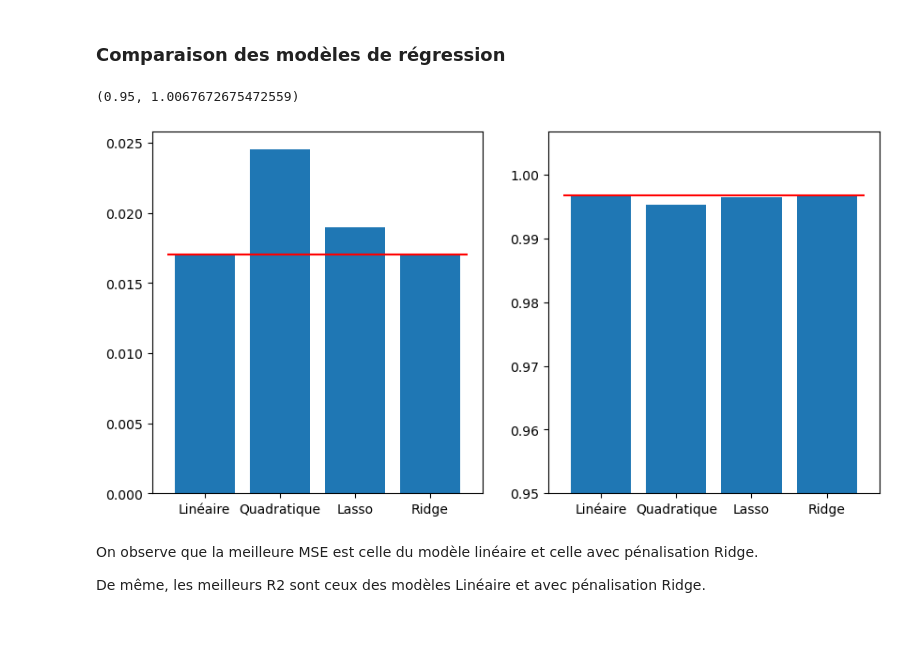
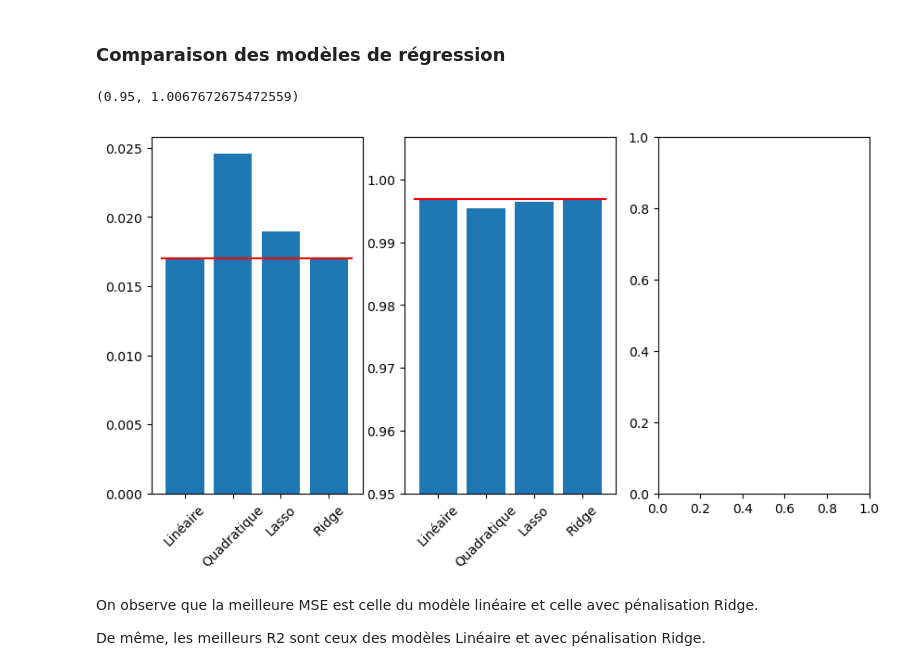
Before and after one commit to PaolaDeTruchis/MachineLearning, a Jupyter notebook: Projet_ML_Python.ipynb, the cells around one changed output. Saved outputs shown, nothing was run; the diff lists cells and outputs as text; code cells hidden in the pictures; blank space fills up the shorter version.

Commit message:
Add files via upload
test avec le R2_adjusted mais ça change pas beaucoup les résultats ni les interprétations

```diff
--- a/Projet_ML_Python.ipynb
+++ b/Projet_ML_Python.ipynb
@@ -656,34 +671,41 @@ Meilleur paramètre alpha: 0.05
 # %%
 # print(" ----- Comparaison des MSE ----- ")
 # print("MSE = ", MSE)
 # print("MSE quadratique = ", MSE_2)
 # print("MSE Lasso = ", MSE_lasso)
 # print("MSE Ridge = ",MSE_ridge)
 # print("")
 # print("")
 
 # print(" ----- Comparaison des R2 ----- ")
 # print("R2 = ",R2)
 # print("R2 quadratique = ",R2_2)
 # print("R2 Lasso = ",R2_lasso)
 # print("R2 Ridge = ",R2_ridge)
 # print("")
 # print("")
 
-fig ,axs = plt.subplots(1,2, figsize=(10,5))
+fig ,axs = plt.subplots(1,3, figsize=(10,5))
 
 ind = ["Linéaire","Quadratique","Lasso","Ridge"]
 list_MSE = [MSE,MSE_2,MSE_lasso,MSE_ridge]
 axs[0].bar(ind,list_MSE)
+axs[0].set_xticklabels(ind,rotation=45)
 axs[0].hlines(MSE,-0.5,3.5,color="red")
 
 list_R2 = [R2,R2_2,R2_lasso,R2_ridge]
 axs[1].bar(ind,list_R2)
+axs[1].set_xticklabels(ind,rotation=45)
 axs[1].hlines(R2,-0.5,3.5,color="red")
 axs[1].set_ylim(0.95, max(list_R2) * 1.01)
+
+# list_R2_adj = [adjusted_R2,adjusted_R2_2,adjusted_R2_lasso,adjusted_R2_ridge]
+# axs[2].bar(ind,list_R2_adj)
+# axs[2].hlines(adjusted_R2,-0.5,3.5,color="red")
+# axs[2].set_ylim(0.95, max(list_R2_adj) * 1.01)
 # %% [output]
 (0.95, 1.0067672675472559)
-[figure, old version]
+[figure, new version]
 # %% [markdown]
 On observe que la meilleure MSE est celle du modèle linéaire et celle avec pénalisation Ridge.
 
```
Also changed, not shown: parts of 16 cells of this notebook.
